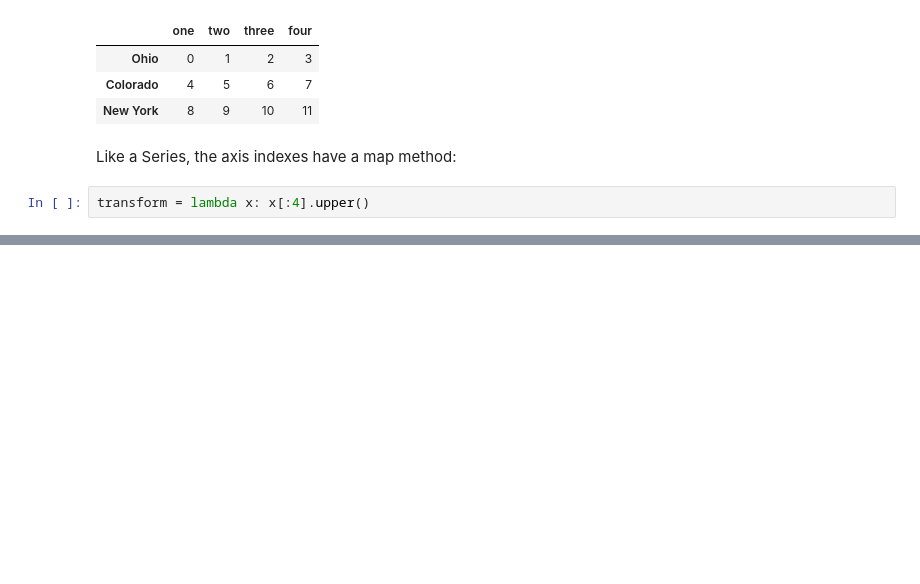
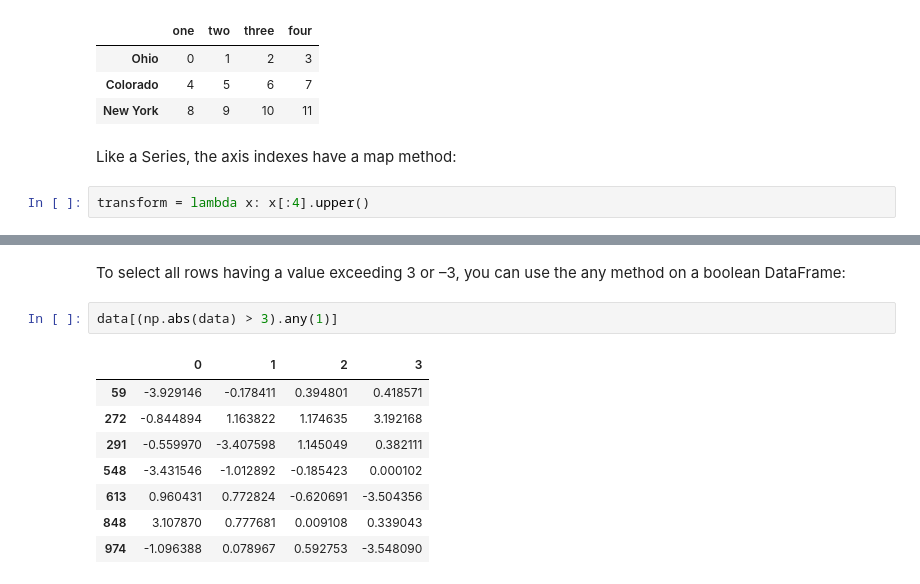
Before and after one commit to lucaslokchan/data-analysis, a Jupyter notebook: Python for Data Analysis/07_Data_Cleaning_and_Preparation.ipynb, the cells around one changed output, grey strips where cells are left out. Cells and saved outputs as stored; diff of their text form; blank space fills up the shorter version.

```diff
--- a/Python for Data Analysis/07_Data_Cleaning_and_Preparation.ipynb
+++ b/Python for Data Analysis/07_Data_Cleaning_and_Preparation.ipynb
@@ -549,0 +737,13 @@ transform = lambda x: x[:4].upper()
+# %% [markdown]
+To select all rows having a value exceeding 3 or –3, you can use the any method on a boolean DataFrame:
+# %%
+data[(np.abs(data) > 3).any(1)]
+# %% [output]
+|  | 0 | 1 | 2 | 3 |
+| 59 | -3.929146 | -0.178411 | 0.394801 | 0.418571 |
+| 272 | -0.844894 | 1.163822 | 1.174635 | 3.192168 |
+| 291 | -0.559970 | -3.407598 | 1.145049 | 0.382111 |
+| 548 | -3.431546 | -1.012892 | -0.185423 | 0.000102 |
+| 613 | 0.960431 | 0.772824 | -0.620691 | -3.504356 |
+| 848 | 3.107870 | 0.777681 | 0.009108 | 0.339043 |
+| 974 | -1.096388 | 0.078967 | 0.592753 | -3.548090 |
```
Also changed, not shown: parts of 81 cells of this notebook.
